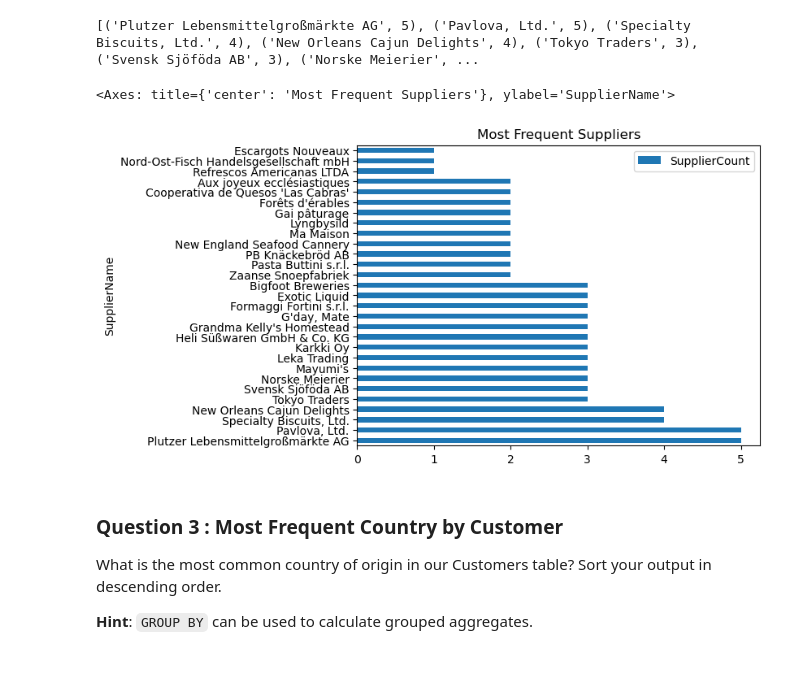
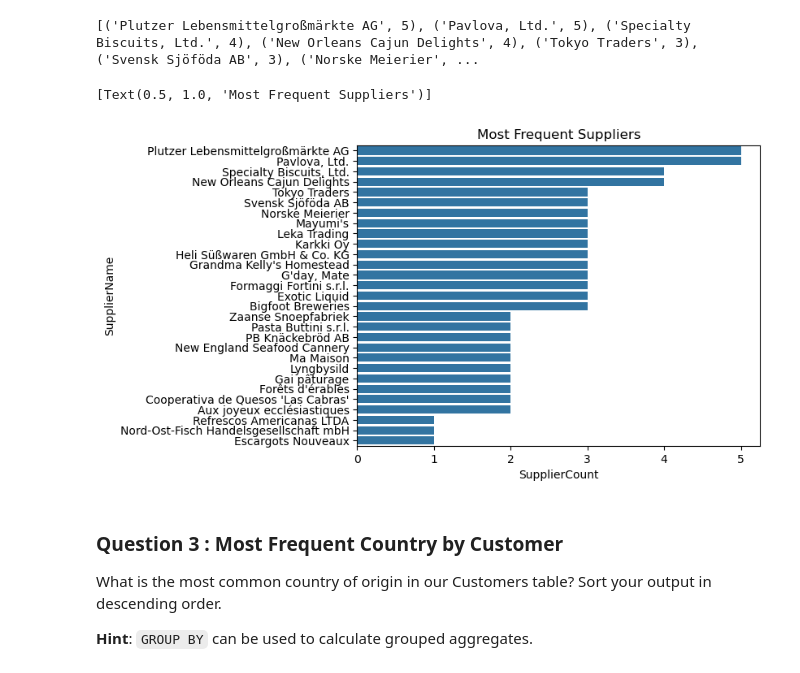
Before and after one commit to vchu22/IF-DS-TLAB4-AdHoc-SQL, a Jupyter notebook: adhoc_report.ipynb, the cells around one changed output. Drawn from its saved outputs; the diff is of its cells as text; code cells hidden in the pictures.

Commit message:
finished all data visualizations

```diff
--- a/adhoc_report.ipynb
+++ b/adhoc_report.ipynb
@@ -57,14 +57,14 @@ print(rows)
 # %% [output]
 [('Plutzer Lebensmittelgroßmärkte AG', 5), ('Pavlova, Ltd.', 5), ('Specialty Biscuits, Ltd.', 4), ('New Orleans Cajun Delights', 4), ('Tokyo Traders', 3), ('Svensk Sjöföda AB', 3), ('Norske Meierier', ...
 # %%
-# TODO: Convert your list of tuples to a dataframe
+# # TODO: Convert your list of tuples to a dataframe
 df = pd.DataFrame(rows, columns=['SupplierName', 'SupplierCount'])
 df.set_index("SupplierName", inplace=True)
-# TODO: Generate a visualization on this dataframe
-df.plot(kind='barh', title="Most Frequent Suppliers")
+# # TODO: Generate a visualization on this dataframe
+sns.barplot(df, x="SupplierCount", y="SupplierName").set(title='Most Frequent Suppliers')
 # %% [output]
-<Axes: title={'center': 'Most Frequent Suppliers'}, ylabel='SupplierName'>
+[Text(0.5, 1.0, 'Most Frequent Suppliers')]
-[figure, old version]
+[figure, new version]
 # %% [markdown]
 ### Question 3 : Most Frequent Country by Customer
 
```
Also changed, not shown: parts of 10 cells of this notebook.
